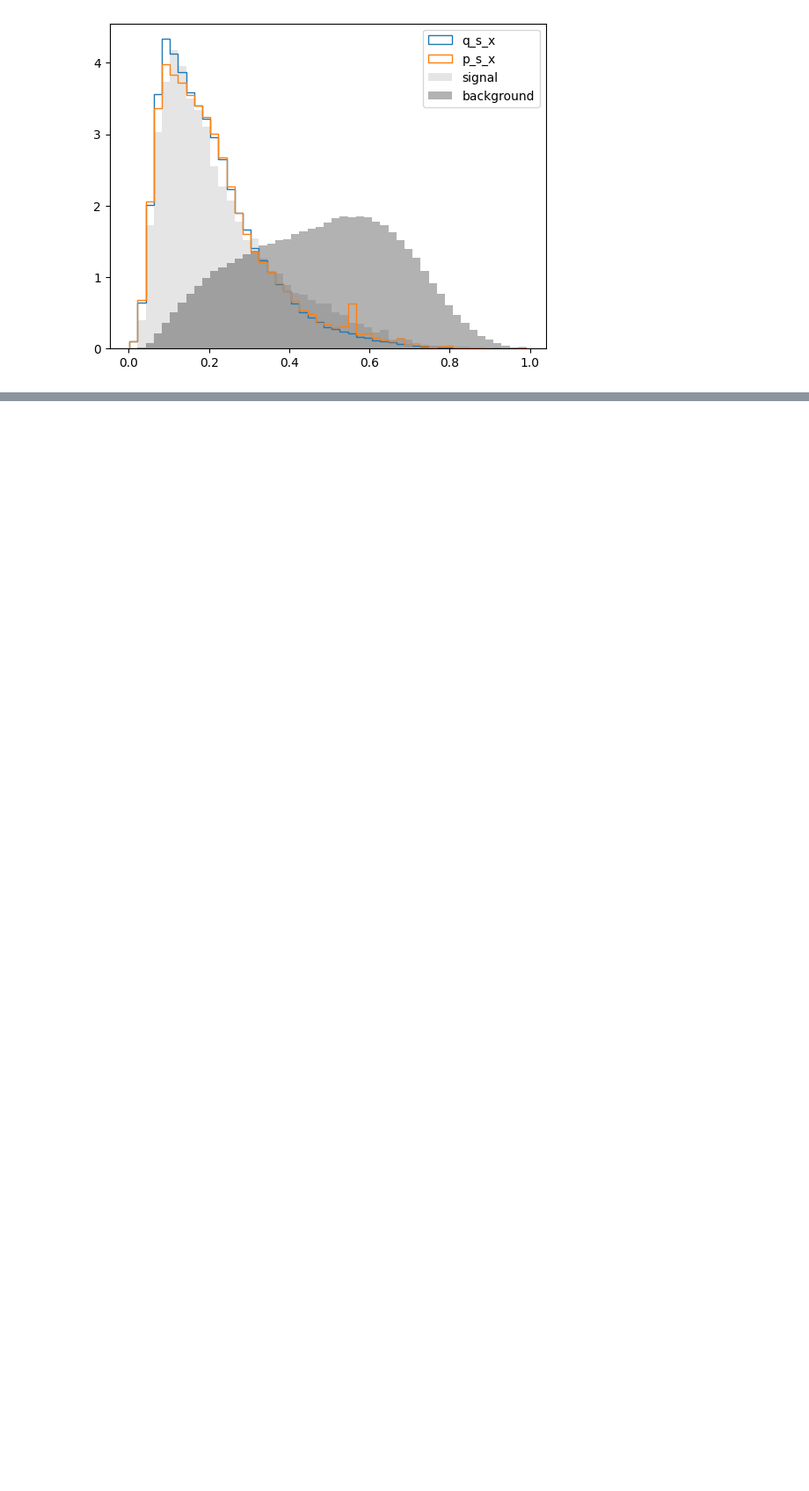
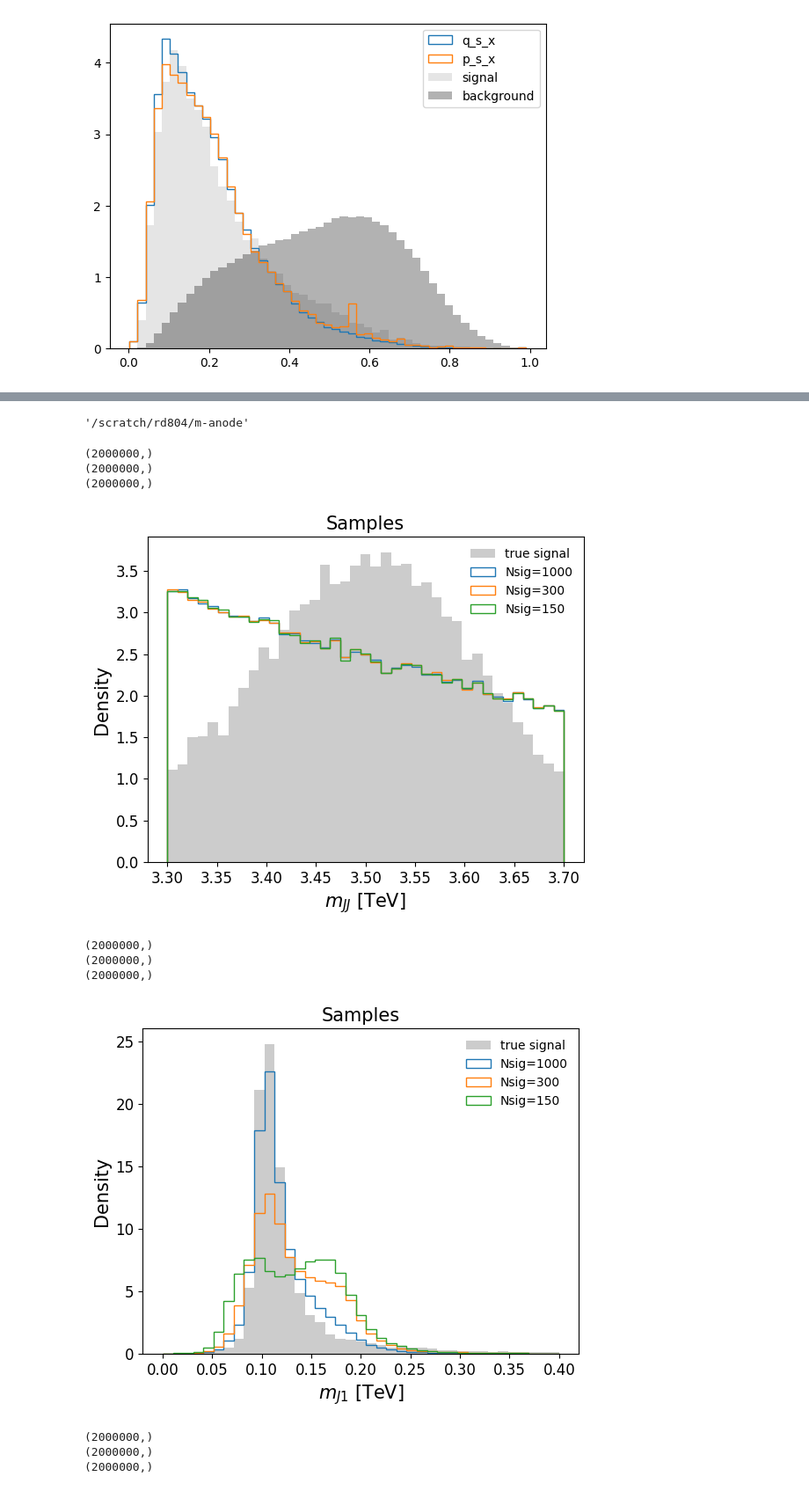
Before and after one commit to rd804/R-ANODE, a Jupyter notebook: notebooks/samples.ipynb, the cells around one changed output, grey strips where cells are left out. Shown at 88% size. Cells and saved outputs as stored; diff of their text form; code cells hidden in the pictures; blank space fills up the shorter version.

```diff
--- a/notebooks/samples.ipynb
+++ b/notebooks/samples.ipynb
@@ -477,0 +633,4 @@ for i in range(4):
+# %%
+pwd
+# %% [output]
+'/scratch/rd804/m-anode'
@@ -477,0 +639,5 @@ for i in range(4):
+# %%
+import pickle
+
+with open(f'figures/sample_dict_SR_mass_true_m_1000_0.pkl', 'rb') as f:
+       samples = pickle.load(f)
@@ -477,0 +646,59 @@ for i in range(4):
+# %%
+data_dir = "data/lhc_co"
+x_test = np.load(f'{data_dir}/x_test.npy')
+label = x_test[:,-1]
+
+for feature in range(5):
+    #for key in samples['SR'].keys():
+       # nsig = int(key.split('_')[1])
+       # nsig = int(key)
+      #  print(nsig)
+    for nsig in [1000,300,150]:
+            ensembled_samples = np.load(f'./figures/samples_{nsig}.npy')[:,feature]
+            #ensembled_samples = samples['SR'][key][:,feature]
+            print(ensembled_samples.shape)
+
+            if feature == 0:
+                bins = np.linspace(3.3,3.7,40)
+                plt.xlabel(r'$m_{JJ}$ [TeV]',fontsize=15)
+            elif feature == 1:
+                bins = np.linspace(0.0,0.4,40)
+                plt.xlabel(r'$m_{J1}$ [TeV]',fontsize=15)
+            elif feature == 3:
+                bins = np.linspace(0.0,1.0,40)
+                plt.xlabel(r'${\tau_{21}}^{J1}}$ ',fontsize=15)
+            elif feature == 2:
+                bins = np.linspace(0.0,1.0,40)
+                plt.xlabel(r'$m_{J2} - m_{J1}$ [TeV]',fontsize=15)
+            elif feature == 4:
+                bins = np.linspace(0.0,1.0,40)
+                plt.xlabel(r'${\tau_{21}}^{J2}}$ ',fontsize=15)
+
+            if nsig == 1000:
+                plt.hist(x_test[:,feature][label==1], bins = bins, density = True, histtype='stepfilled', label = 'true signal',color='black', alpha = 0.2)
+            plt.hist(ensembled_samples, bins = bins, density = True, histtype='step', label = f'Nsig={nsig}')
+           # plt.legend()
+
+    plt.legend(loc='upper right',frameon=False)
+    plt.ylabel('Density',fontsize=15)
+    plt.title('Samples',fontsize=15)
+    plt.xticks(fontsize=12)
+    plt.yticks(fontsize=12)
+
+    plt.savefig(f'figures/presentation/ensemble_samples_conditional_{feature}.pdf',dpi=200,bbox_inches='tight')
+    plt.show()
+
+   # else:
+      #  continue
+# %% [output]
+(2000000,)
+(2000000,)
+(2000000,)
+[figure, added]
+(2000000,)
+(2000000,)
+(2000000,)
+[figure, added]
+(2000000,)
+(2000000,)
+(2000000,)
```
Also changed, not shown: parts of 10 cells of this notebook, 16 other files.
